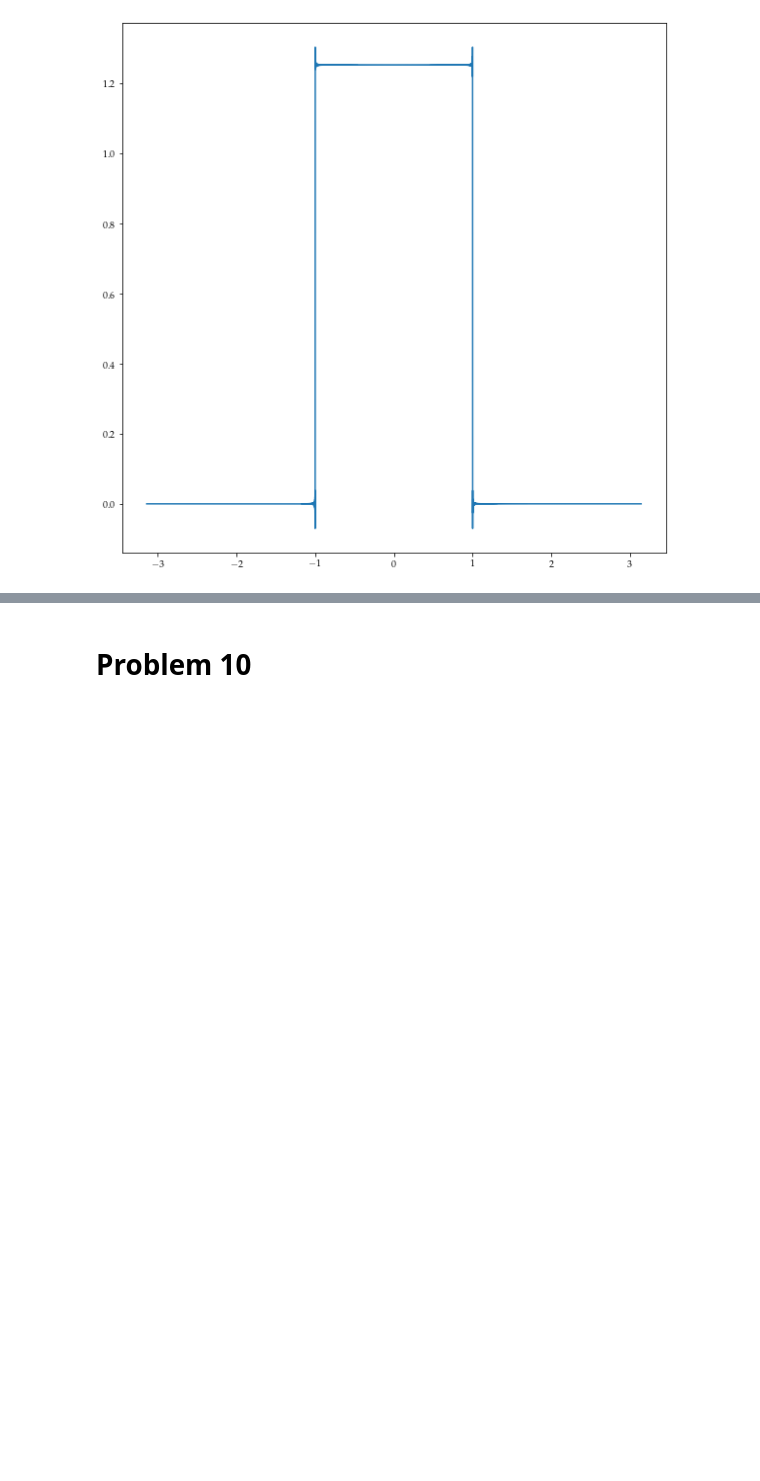
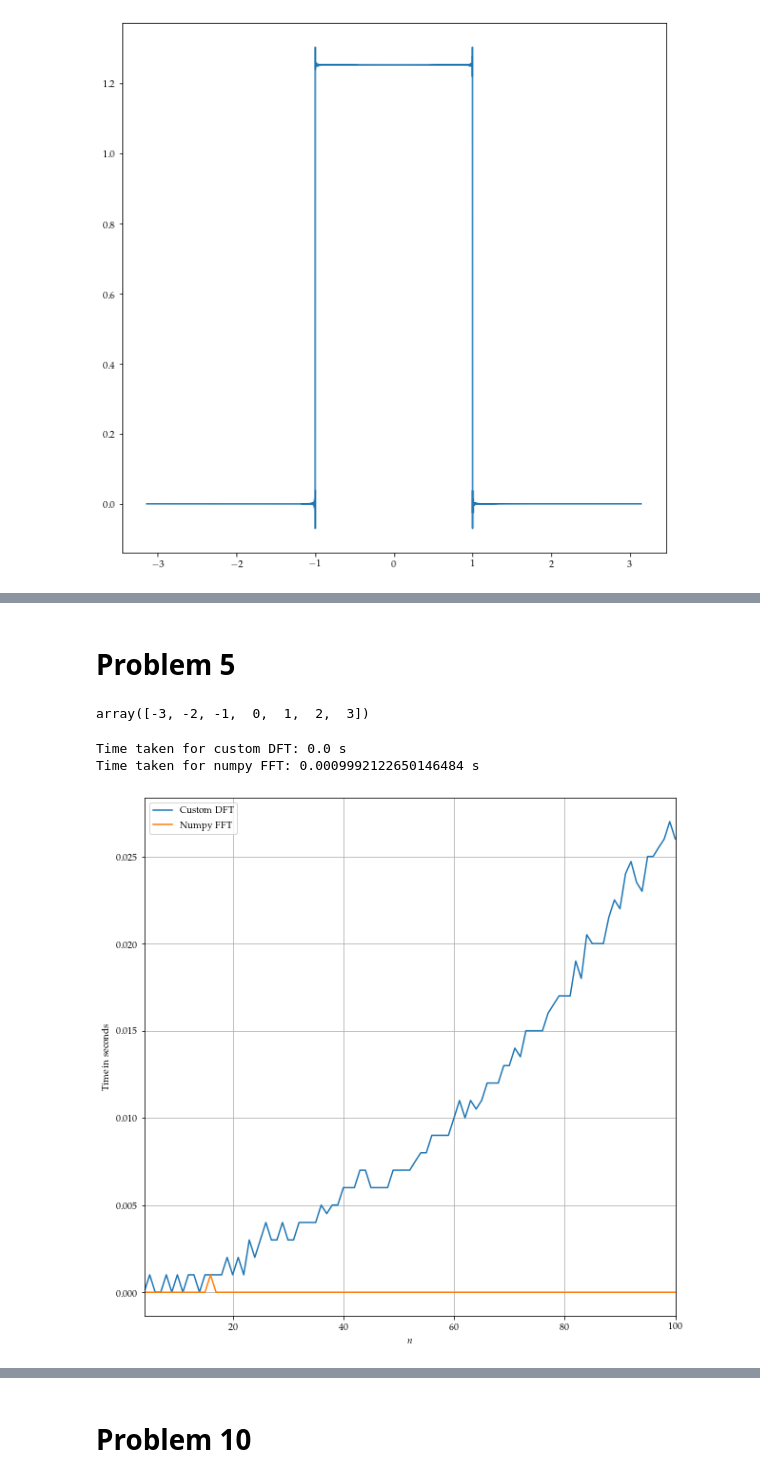
Before and after one commit to oven8/Computational-Physics-2024, a Jupyter notebook: Assignment 3/Sambit-Computational-Physics-A3.ipynb, the cells around one changed output, grey strips where cells are left out. Saved outputs shown, nothing was run; the diff lists cells and outputs as text; code cells hidden in the pictures; blank space fills up the shorter version.

```diff
--- a/Assignment 3/Sambit-Computational-Physics-A3.ipynb
+++ b/Assignment 3/Sambit-Computational-Physics-A3.ipynb
@@ -21,7 +23,7 @@ xlim = 5000
 n = 10001
 Delta = 2*xlim/(n-1)
 x = np.linspace(-xlim, xlim, n)
-fx = np.vectorize(sinc)(x)
+fx = np.vectorize(sinc,otypes=[float])(x)
 k = (2*np.pi/(n*Delta))*np.arange(-(n-1)/2,(n-1)/2+1)
 # %%
 dft = np.fft.fft(fx, norm="ortho")
@@ -52,0 +56,77 @@ plt.plot(k,true_func)
+# %% [markdown]
+# Problem 5
+# %%
+# We will define a custom DFT function here.
+# This function will also be used in problem 6.
+def dft(func):
+    n = np.shape(func)[0]
+    omega = []
+    for i in range(n):
+        s = 0
+        for j in range(n):
+            s = s+func[j]*np.exp(-1j*2*np.pi*i*j/n)
+        omega.append(s/np.sqrt(n))
+    return np.array(omega)
+
+def idft(func):
+    n = np.shape(func)[0]
+    omega = []
+    for i in range(n):
+        s = 0
+        for j in range(n):
+            s = s+func[j]*np.exp(1j*2*np.pi*i*j/n)
+        omega.append(s/np.sqrt(n))
+    return np.array(omega)
+
+def shift(func):
+    n = np.shape(func)[0]
+    func = np.append(func,0)
+    half = int((n-1)/2)
+    func[0:half+1] , func[half+1:n+1] = func[half+1:n+1] , func[0:half+1].copy()
+    func = np.delete(func,half)
+    return func
+
+shift(np.array([0,1,2,3,-3,-2,-1]))
+# %% [output]
+array([-3, -2, -1,  0,  1,  2,  3])
+# %%
+num = np.random.randint(1,100,size=10)
+tdft_start = time.time()
+dft(num)
+tdft_end = time.time()
+tdft = tdft_end-tdft_start
+tfft_start = time.time()
+np.fft.fft(num)
+tfft_end = time.time()
+tfft = tfft_end-tfft_start
+print("Time taken for custom DFT:",tdft,"s")
+print("Time taken for numpy FFT:",tfft,"s")
+# %% [output]
+Time taken for custom DFT: 0.0 s
+Time taken for numpy FFT: 0.0009992122650146484 s
+# %%
+tdft = []
+tfft = []
+nrange = np.arange(4,101)
+for n in nrange:
+    num = np.random.randint(1,100,size=n)
+    tdft_start = time.time()
+    dft(num)
+    tdft_end = time.time()
+    tdft.append(tdft_end-tdft_start)
+    tfft_start = time.time()
+    np.fft.fft(num)
+    tfft_end = time.time()
+    tfft.append(tfft_end-tfft_start)
+# %%
+f1 = plt.figure(figsize=(10,10))
+plt.xlabel("$n$")
+plt.ylabel("Time in seconds")
+plt.grid()
+plt.margins(x=0)
+plt.plot(nrange,tdft,label="Custom DFT")
+plt.plot(nrange,tfft,label="Numpy FFT")
+plt.legend()
+plt.show()
+# %% [output]
+[figure, added]
```
Also changed, not shown: parts of 23 cells of this notebook, 1 other file.
